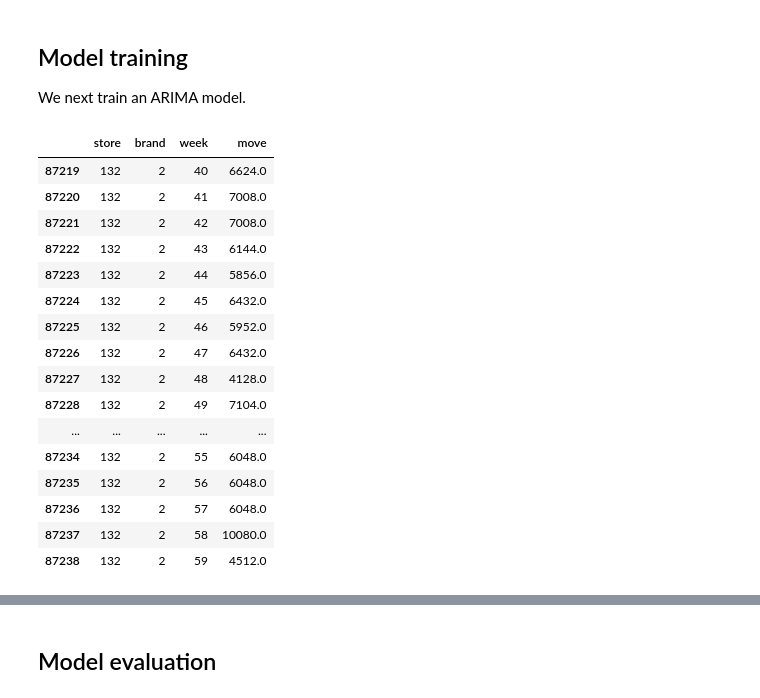
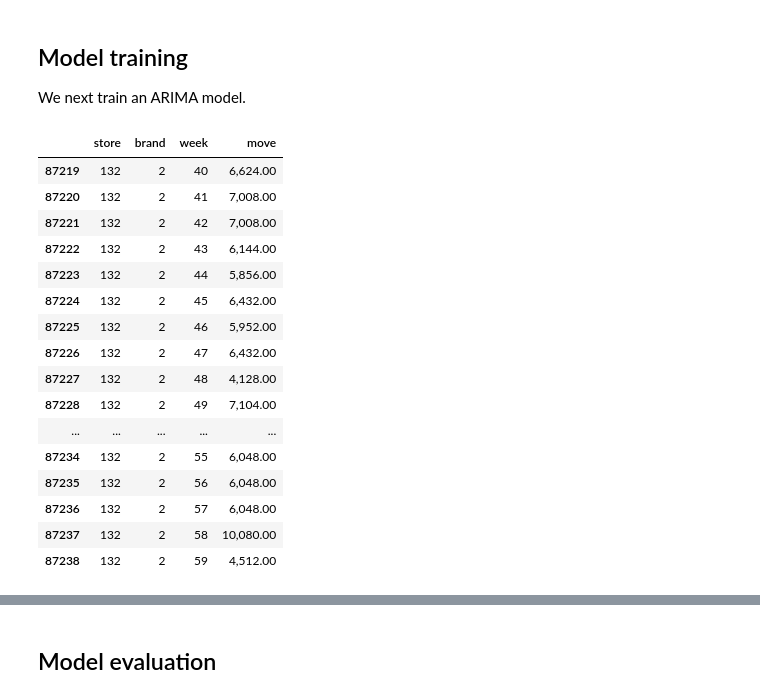
Before and after one commit to sdonohoo/forecasting, a Jupyter notebook: examples/00_quick_start/arima_point_forecast.ipynb, the cells around one changed output, grey strips where cells are left out. Drawn from its saved outputs; the diff is of its cells as text; code cells hidden in the pictures.

```diff
--- a/examples/00_quick_start/arima_point_forecast.ipynb
+++ b/examples/00_quick_start/arima_point_forecast.ipynb
@@ -30,13 +30,14 @@ import numpy as np
 import pandas as pd
 import scrapbook as sb
 
-from pyramid.arima import auto_arima
+from pmdarima.arima import auto_arima
 
 from fclib.common.utils import git_repo_path
 from fclib.evaluation.evaluation_utils import MAPE
-from fclib.dataset.ojdata import download_ojdata, split_train_test
-from fclib.feature_engineering.feature_utils import df_from_cartesian_product
+from fclib.dataset.ojdata import download_ojdata, split_train_test, complete_and_fill_df
 
+pd.options.display.float_format = "{:,.2f}".format
+np.set_printoptions(precision=2)
 warnings.filterwarnings("ignore")
 
 print("System version: {}".format(sys.version))
@@ -142,10 +133,10 @@ train_df.head(10)
 # Create a dataframe to hold all necessary data
 store_list = train_df["store"].unique()
 brand_list = train_df["brand"].unique()
-week_list = range(FIRST_WEEK, LAST_WEEK + 1)
-d = {"store": store_list, "brand": brand_list, "week": week_list}
-data_grid = df_from_cartesian_product(d)
-data_filled = pd.merge(data_grid, train_df, how="left", on=["store", "brand", "week"])
-data_filled.head(10)
+train_week_list = range(FIRST_WEEK, LAST_WEEK + 1)
+
+train_filled = complete_and_fill_df(train_df, stores=store_list, brands=brand_list, weeks=train_week_list)
+
+train_filled.head(10)
 # %% [output]
 |  | store | brand | week | move |
@@ -184,26 +180,26 @@ We next train an ARIMA model.
 # %%
 STORE = 132
 BRAND = 2
-train_ts = data_filled.loc[(data_filled.store == STORE) & (data_filled.brand == BRAND)]
+train_ts = train_filled.loc[(train_filled.store == STORE) & (train_filled.brand == BRAND)]
 train_ts.head(20)
 # %% [output]
 |  | store | brand | week | move |
-| 87219 | 132 | 2 | 40 | 6624.0 |
-| 87220 | 132 | 2 | 41 | 7008.0 |
-| 87221 | 132 | 2 | 42 | 7008.0 |
-| 87222 | 132 | 2 | 43 | 6144.0 |
-| 87223 | 132 | 2 | 44 | 5856.0 |
-| 87224 | 132 | 2 | 45 | 6432.0 |
-| 87225 | 132 | 2 | 46 | 5952.0 |
-| 87226 | 132 | 2 | 47 | 6432.0 |
-| 87227 | 132 | 2 | 48 | 4128.0 |
-| 87228 | 132 | 2 | 49 | 7104.0 |
+| 87219 | 132 | 2 | 40 | 6,624.00 |
+| 87220 | 132 | 2 | 41 | 7,008.00 |
+| 87221 | 132 | 2 | 42 | 7,008.00 |
+| 87222 | 132 | 2 | 43 | 6,144.00 |
+| 87223 | 132 | 2 | 44 | 5,856.00 |
+| 87224 | 132 | 2 | 45 | 6,432.00 |
+| 87225 | 132 | 2 | 46 | 5,952.00 |
+| 87226 | 132 | 2 | 47 | 6,432.00 |
+| 87227 | 132 | 2 | 48 | 4,128.00 |
+| 87228 | 132 | 2 | 49 | 7,104.00 |
 | ... | ... | ... | ... | ... |
-| 87234 | 132 | 2 | 55 | 6048.0 |
-| 87235 | 132 | 2 | 56 | 6048.0 |
-| 87236 | 132 | 2 | 57 | 6048.0 |
-| 87237 | 132 | 2 | 58 | 10080.0 |
-| 87238 | 132 | 2 | 59 | 4512.0 |
+| 87234 | 132 | 2 | 55 | 6,048.00 |
+| 87235 | 132 | 2 | 56 | 6,048.00 |
+| 87236 | 132 | 2 | 57 | 6,048.00 |
+| 87237 | 132 | 2 | 58 | 10,080.00 |
+| 87238 | 132 | 2 | 59 | 4,512.00 |
 # %%
 train_ts = np.array(train_ts["move"])
 # %%
```
Also changed, not shown: parts of 21 cells of this notebook.
